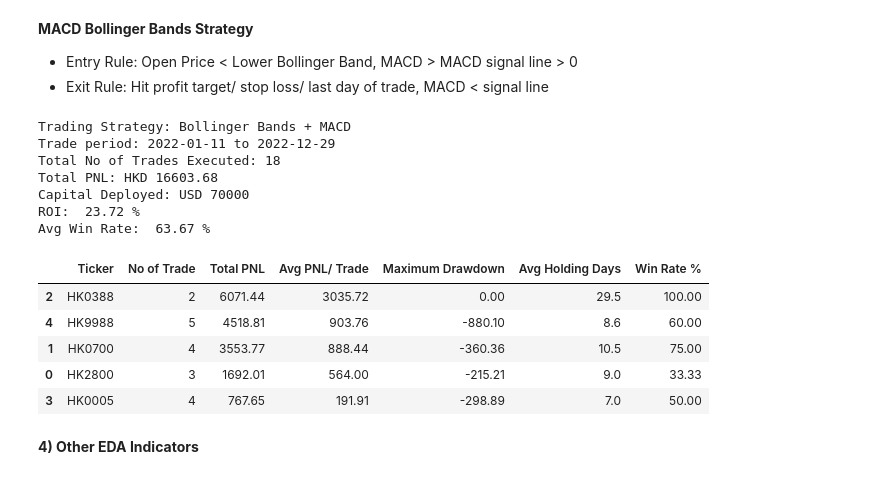
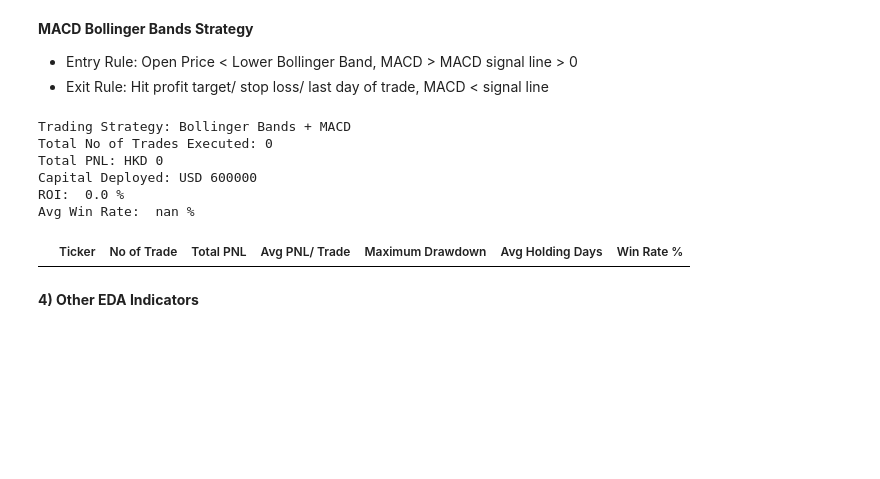
Before and after one commit to jade-lam/AlgorithmicTrading, a Jupyter notebook: Bollinger Bands Strategy on HK Stocks.ipynb, the cells around one changed output. Saved outputs shown, nothing was run; the diff lists cells and outputs as text; code cells hidden in the pictures; blank space fills up the shorter version.

```diff
--- a/Bollinger Bands Strategy on HK Stocks.ipynb
+++ b/Bollinger Bands Strategy on HK Stocks.ipynb
@@ -53,14 +63,23 @@ backtest_output_folder = '/content/drive/MyDrive/Colab Notebooks/Algorithmic tra
+# %%
+# Top 30 stocks by turnover
+mid20_vol = hkstock_db.sort_values(by='turnover', ascending=False).iloc[10:30]
+mid20_vol_list = top30_vol['code'].to_list()
 # %%
 # pair inverse trade stocks
-ticker_list = ['2800.HK', '0700.HK', '0388.HK', '0005.HK', '9988.HK']
+ticker_list = mid20_vol_list
 
-# define date range
+# define date range - yfinance format
 start_date = '2021-03-20'
 end_date = '2022-12-31'
 interval = '1d'
 
+# define date range - hkfdb format
+start_date_hkfdb = 20210101
+end_date_hkfdb = 20211231
+interval_hkfdb = '1D'
+
 # initial capital in HKD
-initial_capital = 70000
+initial_capital = 600000
 
 # position sizing
 pos_size = round(initial_capital/len(ticker_list),2)
@@ -126,6 +185,6 @@ for ticker in ticker_list:
 # %%
 # list of dataframes to be iterated after yfinance data pull
-df_list = [HK2800, HK0700, HK0388, HK0005, HK9988]
+df_list = [HK0700, HK3690, HK9988, HK2800, HK2828, HK2318, HK2269, HK1299, HK1024, HK0939, HK3968, HK0941, HK9618, HK0388, HK1211, HK1877, HK2628, HK1398, HK2015, HK9999, HK3033, HK1928, HK3988, HK0175, HK1093, HK2331, HK0883, HK1810, HK1177]
 # %%
 # function to extract dataframe name
 def get_df_name(df):
@@ -263,32 +322,26 @@ for df in df_list:
 # %%
 # PNL for Bollinger Bands + MACD Strategy
 
-measure_date = df_list[1].loc[1, 'Date']
-end_date = df_list[1].loc[df.index[-1], 'Date']
+#measure_date = df_list[1].loc[1, 'Date']
+#end_date = df_list[1].loc[df.index[-1], 'Date']
 print('Trading Strategy: Bollinger Bands + MACD')
-print('Trade period:', (measure_date.strftime('%Y-%m-%d')), 'to', end_date.strftime('%Y-%m-%d'))
+#print('Trade period:', (measure_date.strftime('%Y-%m-%d')), 'to', end_date.strftime('%Y-%m-%d'))
 ROI = ((bbmacd_result_df['Total PNL'].sum()/ initial_capital)*100).round(2)
 MDD = bbmacd_result_df['Maximum Drawdown'].mean().round(2)
 print('Total No of Trades Executed:', (bbmacd_result_df['No of Trade'].sum()))
 print('Total PNL: HKD', bbmacd_result_df['Total PNL'].sum().round(2))
 print('Capital Deployed: USD', initial_capital)
 print('ROI: ', ROI, '%')
 print('Avg Win Rate: ', round(bbmacd_result_df[bbmacd_result_df['No of Trade'] > 0]['Win Rate %'].mean(),2), '%')
 bbmacd_result_df[bbmacd_result_df['No of Trade'] > 0].sort_values(by=['Total PNL', 'Avg PNL/ Trade'], ascending=False)
 # %% [output]
 Trading Strategy: Bollinger Bands + MACD
-Trade period: 2022-01-11 to 2022-12-29
-Total No of Trades Executed: 18
-Total PNL: HKD 16603.68
-Capital Deployed: USD 70000
-ROI:  23.72 %
-Avg Win Rate:  63.67 %
+Total No of Trades Executed: 0
+Total PNL: HKD 0
+Capital Deployed: USD 600000
+ROI:  0.0 %
+Avg Win Rate:  nan %
 |  | Ticker | No of Trade | Total PNL | Avg PNL/ Trade | Maximum Drawdown | Avg Holding Days | Win Rate % |
-| 2 | HK0388 | 2 | 6071.44 | 3035.72 | 0.00 | 29.5 | 100.00 |
-| 4 | HK9988 | 5 | 4518.81 | 903.76 | -880.10 | 8.6 | 60.00 |
-| 1 | HK0700 | 4 | 3553.77 | 888.44 | -360.36 | 10.5 | 75.00 |
-| 0 | HK2800 | 3 | 1692.01 | 564.00 | -215.21 | 9.0 | 33.33 |
-| 3 | HK0005 | 4 | 767.65 | 191.91 | -298.89 | 7.0 | 50.00 |
 # %% [markdown]
 **4) Other EDA Indicators**
 # %%
```
Also changed, not shown: parts of 13 cells of this notebook.
